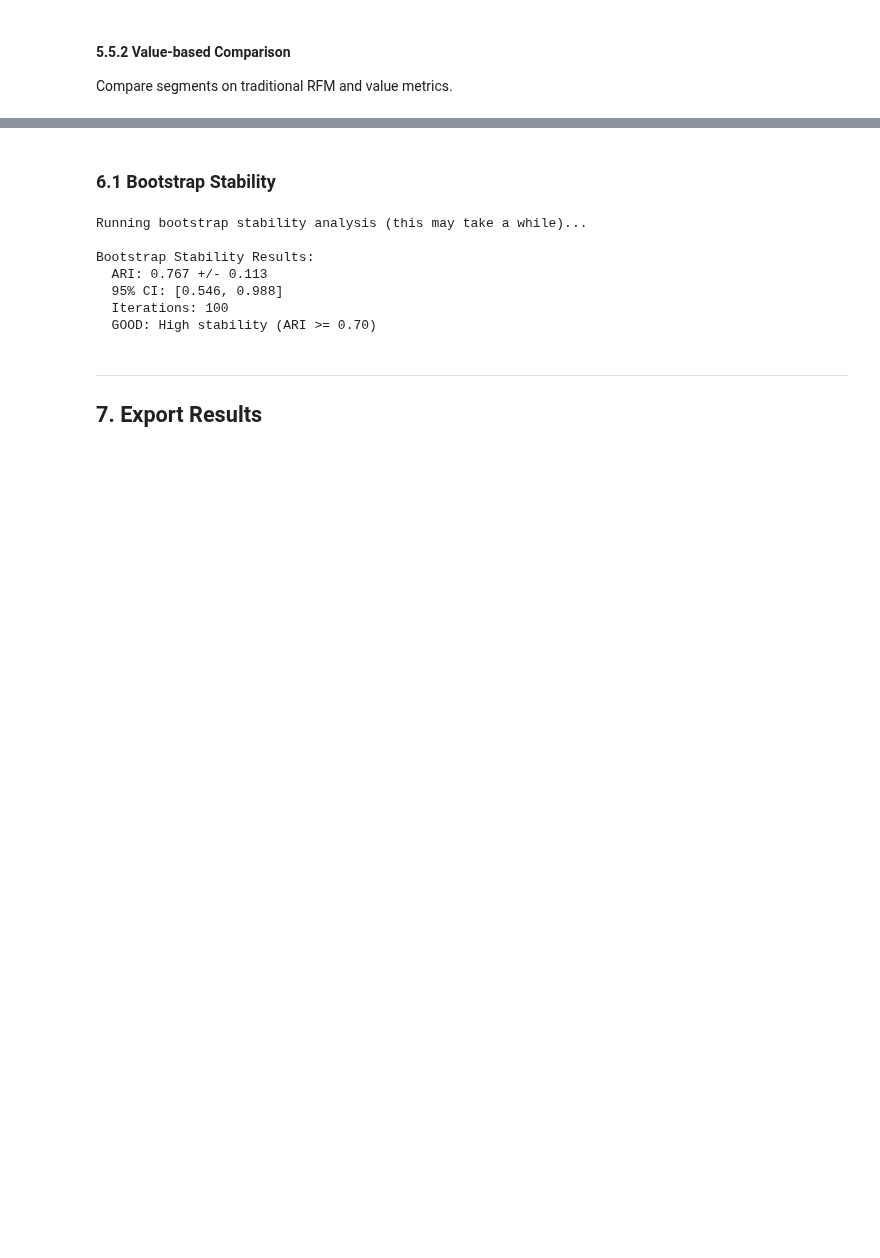
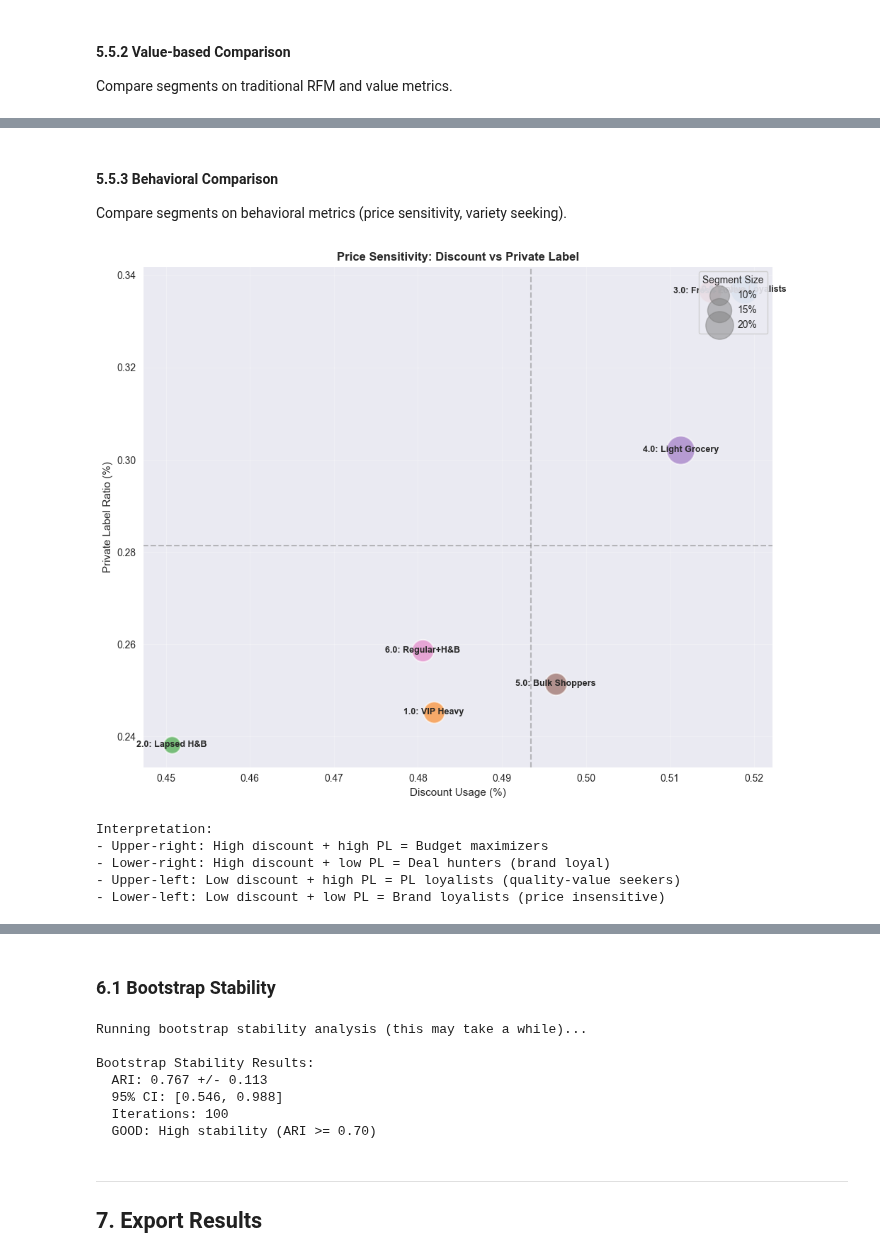
Before and after one commit to tae73/side-projects, a Jupyter notebook: projects/segmentation_dunnhumby/notebook/02_exploratory_segments.ipynb, the cells around one changed output, grey strips where cells are left out. Cells and saved outputs as stored; diff of their text form; code cells hidden in the pictures; blank space fills up the shorter version.

```diff
--- a/projects/segmentation_dunnhumby/notebook/02_exploratory_segments.ipynb
+++ b/projects/segmentation_dunnhumby/notebook/02_exploratory_segments.ipynb
@@ -1306,0 +1432,37 @@ Compare segments on traditional RFM and value metrics.
+# %% [markdown]
+#### 5.5.3 Behavioral Comparison
+
+Compare segments on behavioral metrics (price sensitivity, variety seeking).
+# %%
+# Chart G: Price Sensitivity - Discount vs Private Label
+# Two dimensions of price-consciousness
+
+fig, ax = plt.subplots(figsize=(10, 8))
+
+plot_cluster_bubble(
+    df=df_segments,
+    x_col='discount_usage_pct',
+    y_col='private_label_ratio',
+    segment_col='segment',
+    segment_names=SEGMENT_NAMES_DISPLAY,
+    xlabel='Discount Usage (%)',
+    ylabel='Private Label Ratio (%)',
+    title='Price Sensitivity: Discount vs Private Label',
+    ax=ax,
+    size_scale=4000,
+)
+
+plt.show()
+
+print("Interpretation:")
+print("- Upper-right: High discount + high PL = Budget maximizers")
+print("- Lower-right: High discount + low PL = Deal hunters (brand loyal)")
+print("- Upper-left: Low discount + high PL = PL loyalists (quality-value seekers)")
+print("- Lower-left: Low discount + low PL = Brand loyalists (price insensitive)")
+# %% [output]
+[figure, added]
+Interpretation:
+- Upper-right: High discount + high PL = Budget maximizers
+- Lower-right: High discount + low PL = Deal hunters (brand loyal)
+- Upper-left: Low discount + high PL = PL loyalists (quality-value seekers)
+- Lower-left: Low discount + low PL = Brand loyalists (price insensitive)
```
Also changed, not shown: parts of 10 cells of this notebook.
